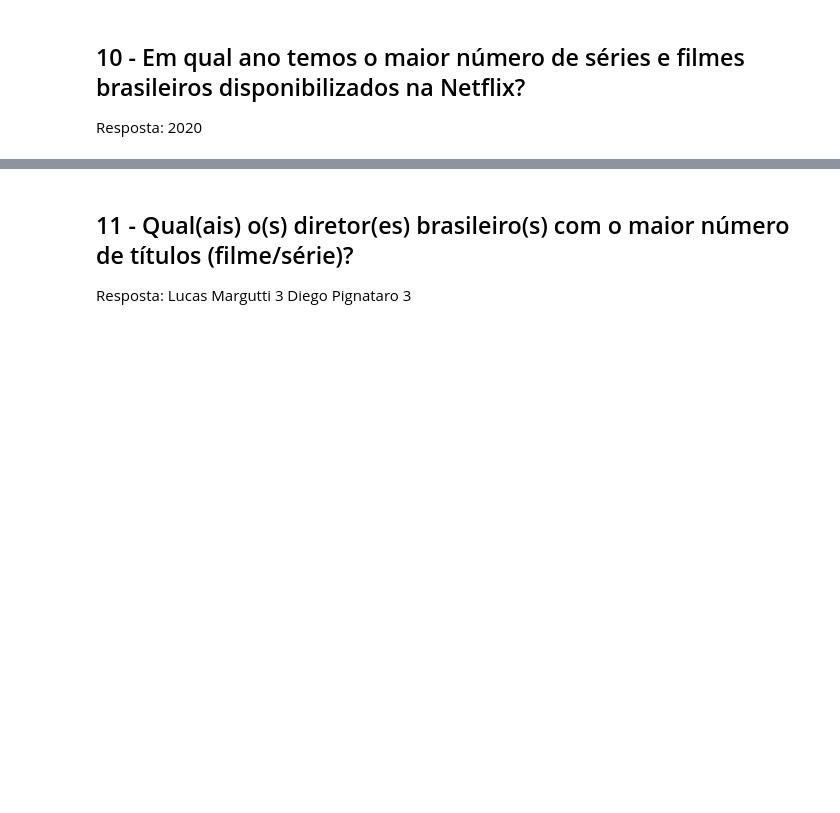
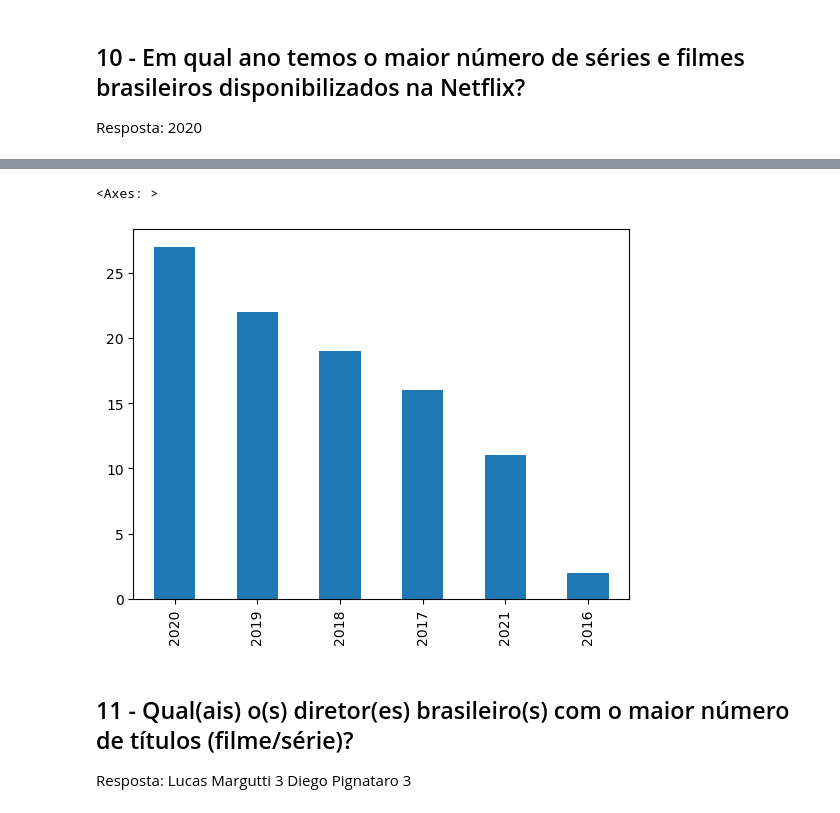
Before and after one commit to alissonschaves26/ProjetoNetflix, a Jupyter notebook: analise_netflix.ipynb, the cells around one changed output, grey strips where cells are left out. Drawn from its saved outputs; the diff is of its cells as text; code cells hidden in the pictures; blank space fills up the shorter version.

```diff
--- a/analise_netflix.ipynb
+++ b/analise_netflix.ipynb
@@ -280,5 +428,8 @@ brazil['country'].value_counts()
 # %%
-brazil['date_added'].dt.year.value_counts()
+brazil['date_added'].dt.year.value_counts().plot(kind="bar")
+# %% [output]
+<Axes: >
+[figure, added]
 # %% [markdown]
 ## 11 - Qual(ais) o(s) diretor(es) brasileiro(s) com o maior número de títulos (filme/série)?
 Resposta:
```
Also changed, not shown: parts of 48 cells of this notebook.
